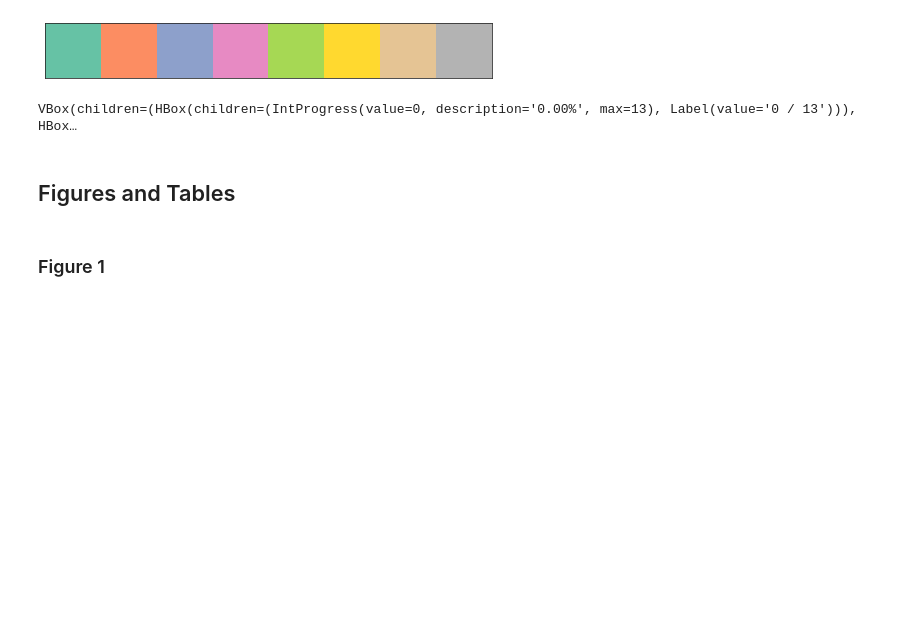
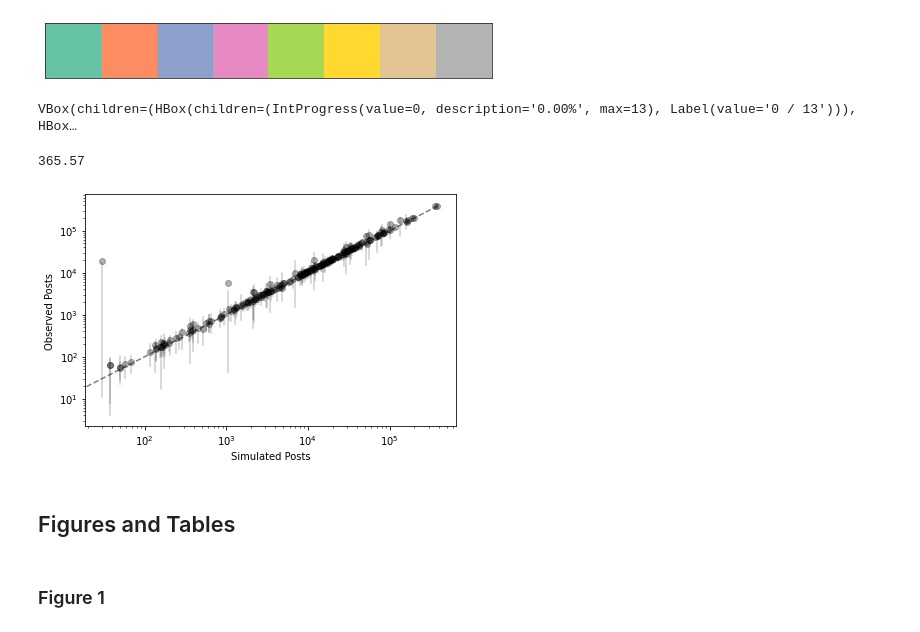
Before and after one commit to josephbb/CommunityNotesSim, a Jupyter notebook: Analysis.ipynb, the cells around one changed output. Cells and saved outputs as stored; diff of their text form; code cells hidden in the pictures; blank space fills up the shorter version.

Commit message:
New Figure for Validation

```diff
--- a/Analysis.ipynb
+++ b/Analysis.ipynb
@@ -526,0 +529,2 @@ import string
+# %%
+baseline = pickle.load(open('./output/simulations/baseline.p','rb'))
@@ -527,3 +534,34 @@ import string
+# %%
+np.mean(np.sum(baseline[included.iloc[20]['event_name']],axis=1))
+# %% [output]
+365.57
+# %%
+
+xs = np.zeros(included.shape[0])
+ys = np.zeros(included.shape[0])
+for idx in range(included.shape[0]):
+    x=np.median(np.sum(baseline[included.iloc[idx]['event_name']],axis=1))
+    ci=np.percentile(np.sum(baseline[included.iloc[idx]['event_name']],axis=1),
+                     q=[5.5,50, 94.5])
+    x= ci[1]
+    ci= [ci[0], ci[2]]
+
+    y=included.iloc[idx]['observed_engagement']
+    plt.scatter(x,y,color='k',alpha=.3)
+    plt.plot([x,x], [ci[0], ci[1]],alpha=.2,color='k')
+    xs[idx] =x
+    ys[idx] = y
+plt.plot([0, 400000],[0, 400000],ls='--',color='k',alpha=.5)
+
+plt.ylabel('Observed Posts')
+plt.xlabel('Simulated Posts')
+ax = plt.gca()
+ax.set_yscale('log')
+ax.set_xscale('log')
+plt.tight_layout()
+plt.savefig('./output/figures/SI/SimulationValidation.png',dpi=500,transparent=False)
+# %% [output]
+[figure, added]
 # %% [markdown]
 <h2>Figures and Tables</h2>
 # %% [markdown]
```
Also changed, not shown: parts of 2 cells of this notebook.
